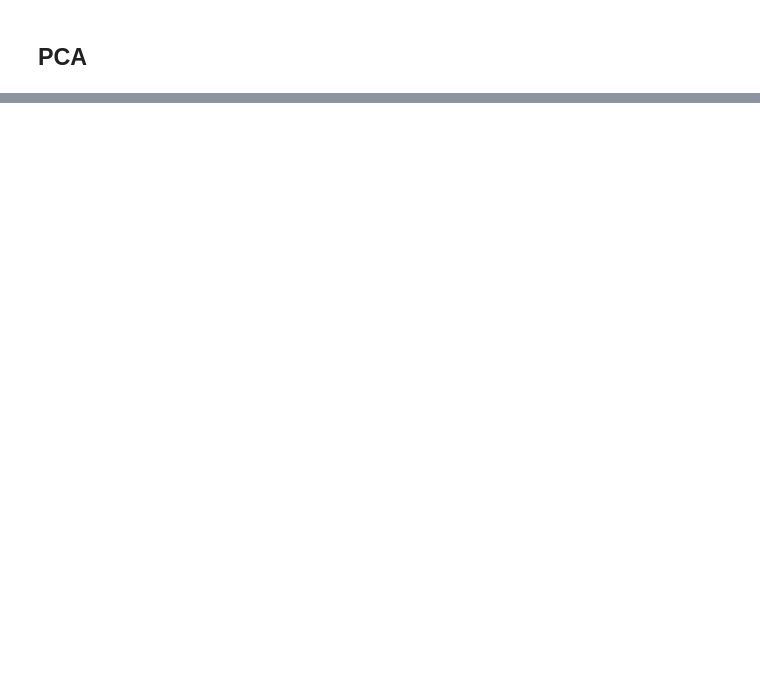
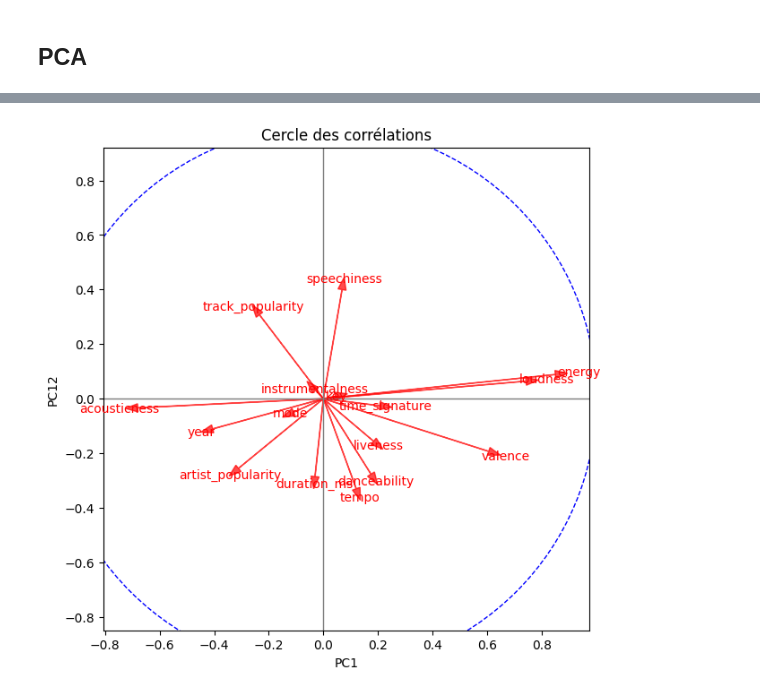
Before and after one commit to fxcollot/SpotifyUnsupervised, a Jupyter notebook: sam.ipynb, the cells around one changed output, grey strips where cells are left out. Drawn from its saved outputs; the diff is of its cells as text; code cells hidden in the pictures; blank space fills up the shorter version.

```diff
--- a/sam.ipynb
+++ b/sam.ipynb
@@ -145,0 +148,25 @@ SyntaxError: invalid syntax (1354084393.py, line 3)
+# %%
+#affichage du cercle des corrélations
+
+# Coordonnées des variables dans l’espace des composantes
+loadings = pca.components_.T * np.sqrt(pca.explained_variance_)
+
+plt.figure(figsize=(7,7))
+for i, var in enumerate(spotify_reducted.columns):
+    plt.arrow(0, 0, loadings[i,0], loadings[i,11],
+              color='r', alpha=0.7, head_width=0.03)
+    plt.text(loadings[i,0]*1.1, loadings[i,11]*1.1, var, color='r', ha='center', va='center')
+
+# Cercle unité
+circle = plt.Circle((0,0), 1, color='blue', fill=False, linestyle='--')
+plt.gca().add_artist(circle)
+
+plt.axhline(0, color='grey', lw=1)
+plt.axvline(0, color='grey', lw=1)
+plt.xlabel("PC1")
+plt.ylabel("PC12")
+plt.title("Cercle des corrélations")
+plt.axis('equal')
+plt.show()
+# %% [output]
+[figure, added]
```
Also changed, not shown: parts of 11 cells of this notebook.
